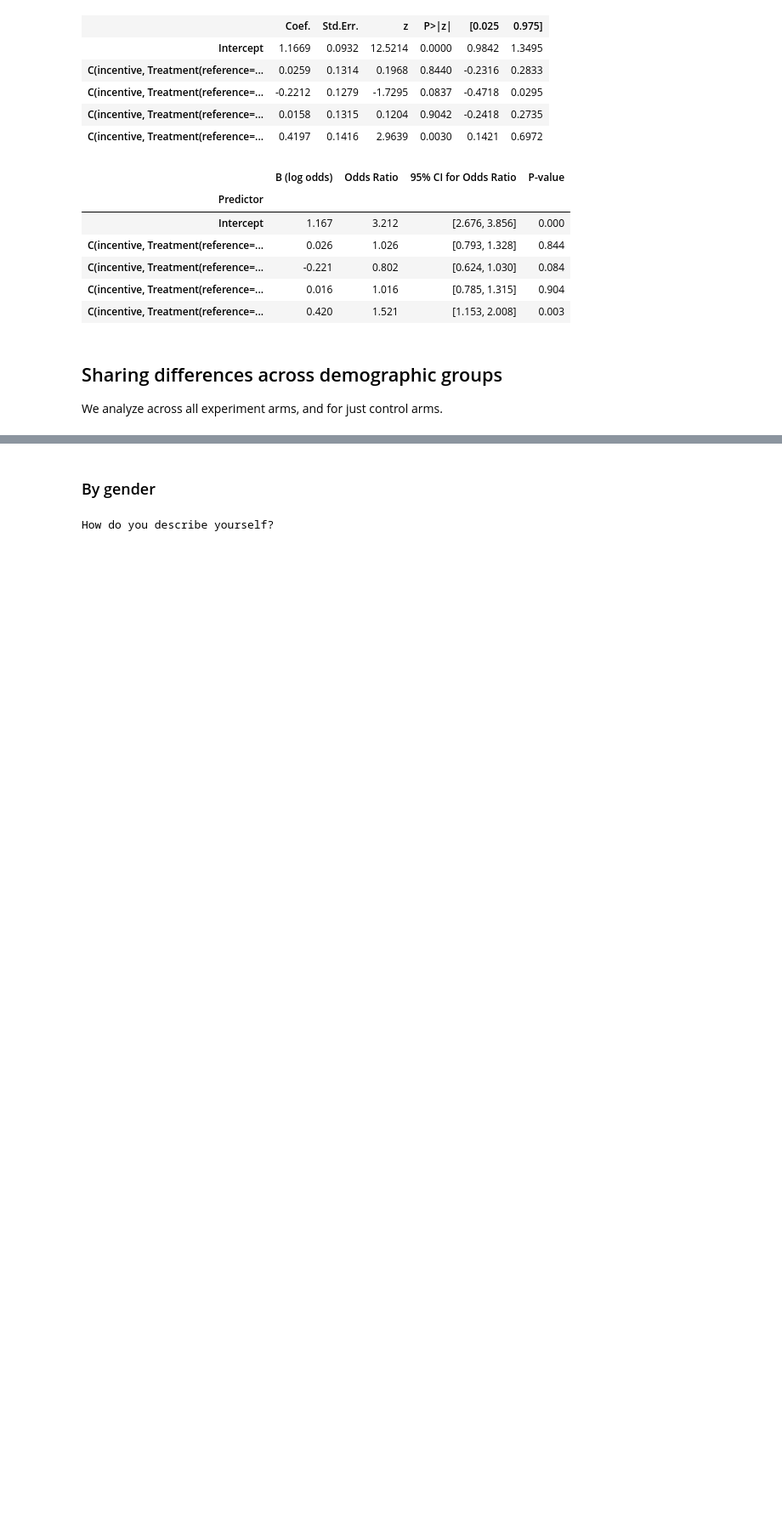
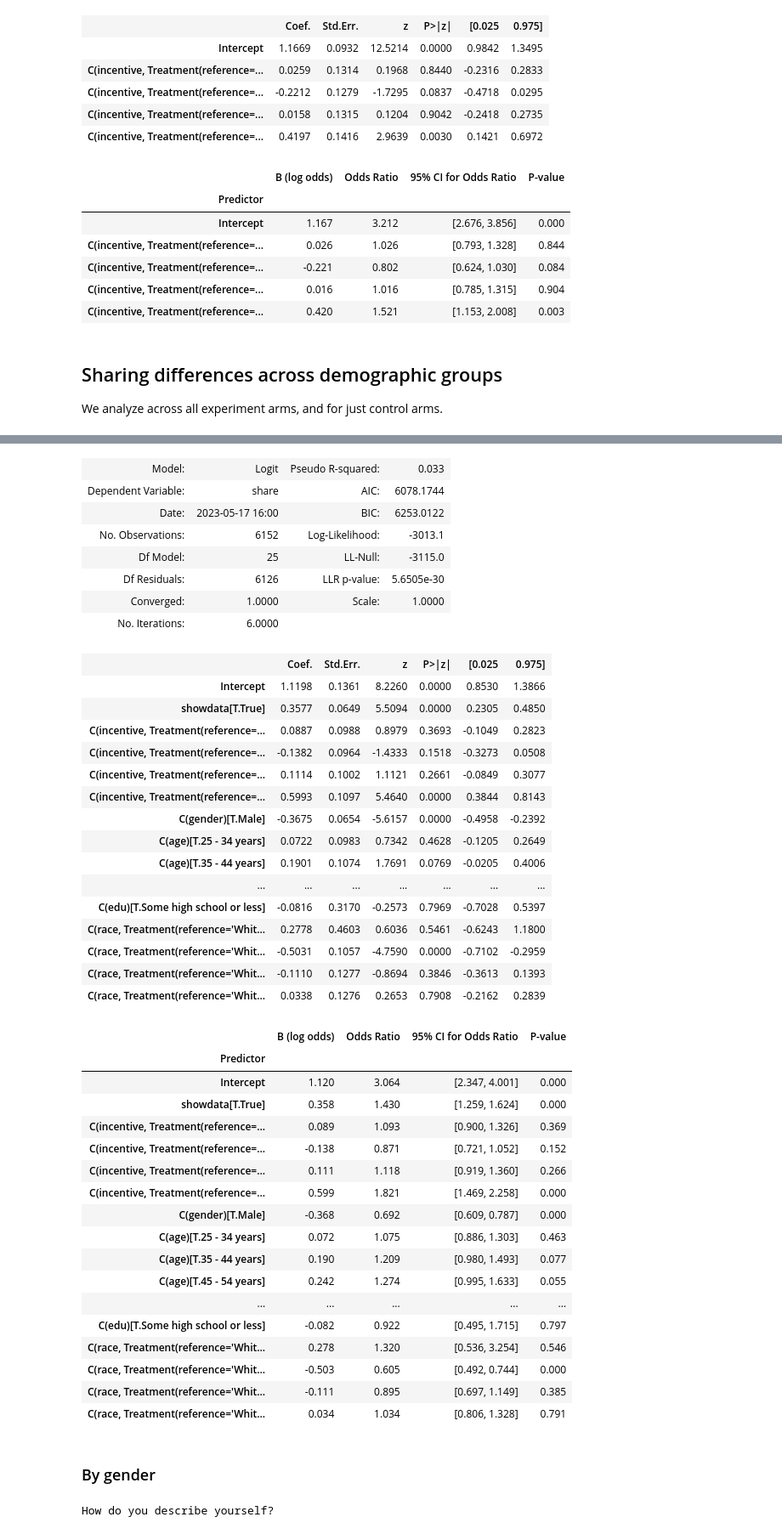
Before and after one commit to aberke/amazon-study, a Jupyter notebook: data-analysis/survey-data.ipynb, the cells around one changed output, grey strips where cells are left out. Shown at 85% size. Drawn from its saved outputs; the diff is of its cells as text; code cells hidden in the pictures; blank space fills up the shorter version.

```diff
--- a/data-analysis/survey-data.ipynb
+++ b/data-analysis/survey-data.ipynb
@@ -612,0 +649,24 @@ def plot_share_by_demo(plt_df, demo_col, ax, control_only=False):
+# %%
+# build the df used for the model
+keep_cols = [
+    'q-demos-age', 'Q-demos-hispanic', 'Q-demos-race', 'Q-demos-education',
+    'Q-demos-income', 'Q-demos-gender', 'Q-sexual-orientation',
+    'Q-amazon-use-hh-size', 'Q-amazon-use-how-oft',
+    'Q-sell-YOUR-data', 'Q-sell-consumer-data', 'Q-small-biz-use', 'Q-census-use','Q-research-society',
+    'showdata', 'incentive', 'share',
+]
+mdf = df[keep_cols]
+# gender: restrict to Male/Female binary
+mdf = (
+    mdf[mdf['Q-demos-gender'].isin(['Male','Female'])]
+    .rename({
+        'Q-demos-education': 'edu',
+        'Q-demos-income': 'income',
+        'Q-demos-gender':'gender',
+        'Q-demos-race': 'race',
+        'q-demos-age': 'age',
+    }, axis=1)
+)
+# Make very simplifying use of race
+mdf['race'] = mdf['race'].apply(lambda r: 'Other or 2 or more races' if ((len(r.split(',')) > 1) or ('Other' in r)) else r)
+mdf.head(3)
@@ -612,0 +678,12 @@ def plot_share_by_demo(plt_df, demo_col, ax, control_only=False):
+# %%
+formula = "share ~ showdata + C(incentive, Treatment(reference='control'))"
+formula += " + C(gender) + C(age)"
+# median household income ~$70k, use that group as reference
+formula += " + C(income, Treatment(reference='\$50,000 - \$74,999'))"
+formula += " + C(edu) + C(race, Treatment(reference='White or Caucasian'))"
+print('formula:')
+print(formula)
+model = smf.logit(formula=formula, data=mdf).fit()
+display(model.summary2())
+display(get_predictors_table(model))
+# %% [output]
@@ -613,3 +695,45 @@ def plot_share_by_demo(plt_df, demo_col, ax, control_only=False):
+| Model: | Logit | Pseudo R-squared: | 0.033 |
+| Dependent Variable: | share | AIC: | 6078.1744 |
+| Date: | 2023-05-17 16:00 | BIC: | 6253.0122 |
+| No. Observations: | 6152 | Log-Likelihood: | -3013.1 |
+| Df Model: | 25 | LL-Null: | -3115.0 |
+| Df Residuals: | 6126 | LLR p-value: | 5.6505e-30 |
+| Converged: | 1.0000 | Scale: | 1.0000 |
+| No. Iterations: | 6.0000 |  |  |
+|  | Coef. | Std.Err. | z | P>|z| | [0.025 | 0.975] |
+| Intercept | 1.1198 | 0.1361 | 8.2260 | 0.0000 | 0.8530 | 1.3866 |
+| showdata[T.True] | 0.3577 | 0.0649 | 5.5094 | 0.0000 | 0.2305 | 0.4850 |
+| C(incentive, Treatment(reference=... | 0.0887 | 0.0988 | 0.8979 | 0.3693 | -0.1049 | 0.2823 |
+| C(incentive, Treatment(reference=... | -0.1382 | 0.0964 | -1.4333 | 0.1518 | -0.3273 | 0.0508 |
+| C(incentive, Treatment(reference=... | 0.1114 | 0.1002 | 1.1121 | 0.2661 | -0.0849 | 0.3077 |
+| C(incentive, Treatment(reference=... | 0.5993 | 0.1097 | 5.4640 | 0.0000 | 0.3844 | 0.8143 |
+| C(gender)[T.Male] | -0.3675 | 0.0654 | -5.6157 | 0.0000 | -0.4958 | -0.2392 |
+| C(age)[T.25 - 34 years] | 0.0722 | 0.0983 | 0.7342 | 0.4628 | -0.1205 | 0.2649 |
+| C(age)[T.35 - 44 years] | 0.1901 | 0.1074 | 1.7691 | 0.0769 | -0.0205 | 0.4006 |
+| ... | ... | ... | ... | ... | ... | ... |
+| C(edu)[T.Some high school or less] | -0.0816 | 0.3170 | -0.2573 | 0.7969 | -0.7028 | 0.5397 |
+| C(race, Treatment(reference='Whit... | 0.2778 | 0.4603 | 0.6036 | 0.5461 | -0.6243 | 1.1800 |
+| C(race, Treatment(reference='Whit... | -0.5031 | 0.1057 | -4.7590 | 0.0000 | -0.7102 | -0.2959 |
+| C(race, Treatment(reference='Whit... | -0.1110 | 0.1277 | -0.8694 | 0.3846 | -0.3613 | 0.1393 |
+| C(race, Treatment(reference='Whit... | 0.0338 | 0.1276 | 0.2653 | 0.7908 | -0.2162 | 0.2839 |
+|  | B (log odds) | Odds Ratio | 95% CI for Odds Ratio | P-value |
+| Predictor |  |  |  |  |
+| Intercept | 1.120 | 3.064 | [2.347, 4.001] | 0.000 |
+| showdata[T.True] | 0.358 | 1.430 | [1.259, 1.624] | 0.000 |
+| C(incentive, Treatment(reference=... | 0.089 | 1.093 | [0.900, 1.326] | 0.369 |
+| C(incentive, Treatment(reference=... | -0.138 | 0.871 | [0.721, 1.052] | 0.152 |
+| C(incentive, Treatment(reference=... | 0.111 | 1.118 | [0.919, 1.360] | 0.266 |
+| C(incentive, Treatment(reference=... | 0.599 | 1.821 | [1.469, 2.258] | 0.000 |
+| C(gender)[T.Male] | -0.368 | 0.692 | [0.609, 0.787] | 0.000 |
+| C(age)[T.25 - 34 years] | 0.072 | 1.075 | [0.886, 1.303] | 0.463 |
+| C(age)[T.35 - 44 years] | 0.190 | 1.209 | [0.980, 1.493] | 0.077 |
+| C(age)[T.45 - 54 years] | 0.242 | 1.274 | [0.995, 1.633] | 0.055 |
+| ... | ... | ... | ... | ... |
+| C(edu)[T.Some high school or less] | -0.082 | 0.922 | [0.495, 1.715] | 0.797 |
+| C(race, Treatment(reference='Whit... | 0.278 | 1.320 | [0.536, 3.254] | 0.546 |
+| C(race, Treatment(reference='Whit... | -0.503 | 0.605 | [0.492, 0.744] | 0.000 |
+| C(race, Treatment(reference='Whit... | -0.111 | 0.895 | [0.697, 1.149] | 0.385 |
+| C(race, Treatment(reference='Whit... | 0.034 | 1.034 | [0.806, 1.328] | 0.791 |
 # %% [markdown]
 ### By gender
 # %%
```
Also changed, not shown: parts of 79 cells of this notebook.
